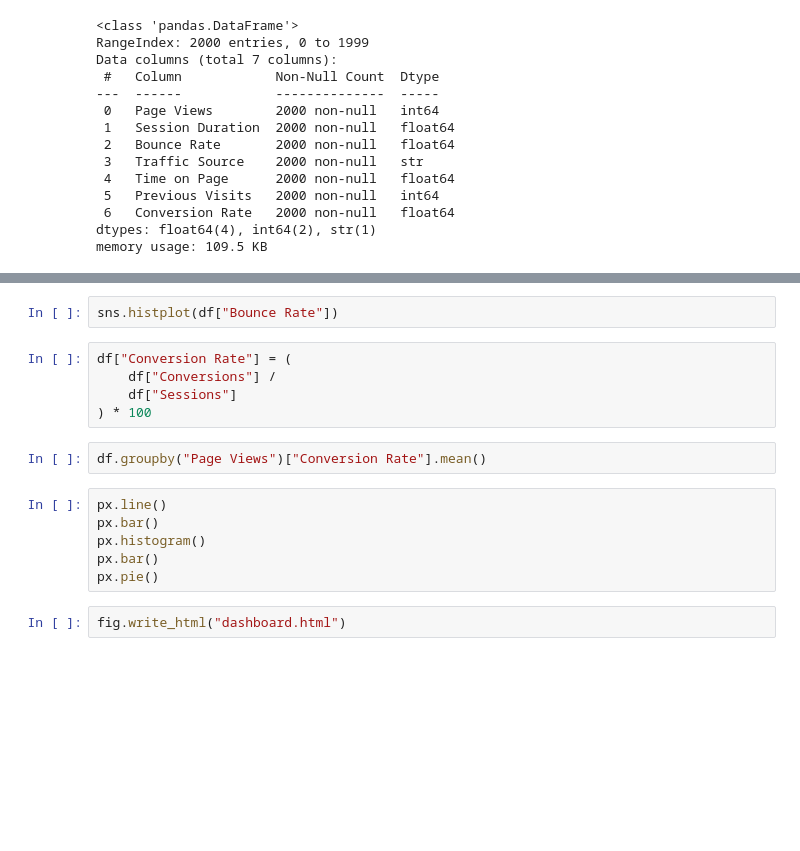
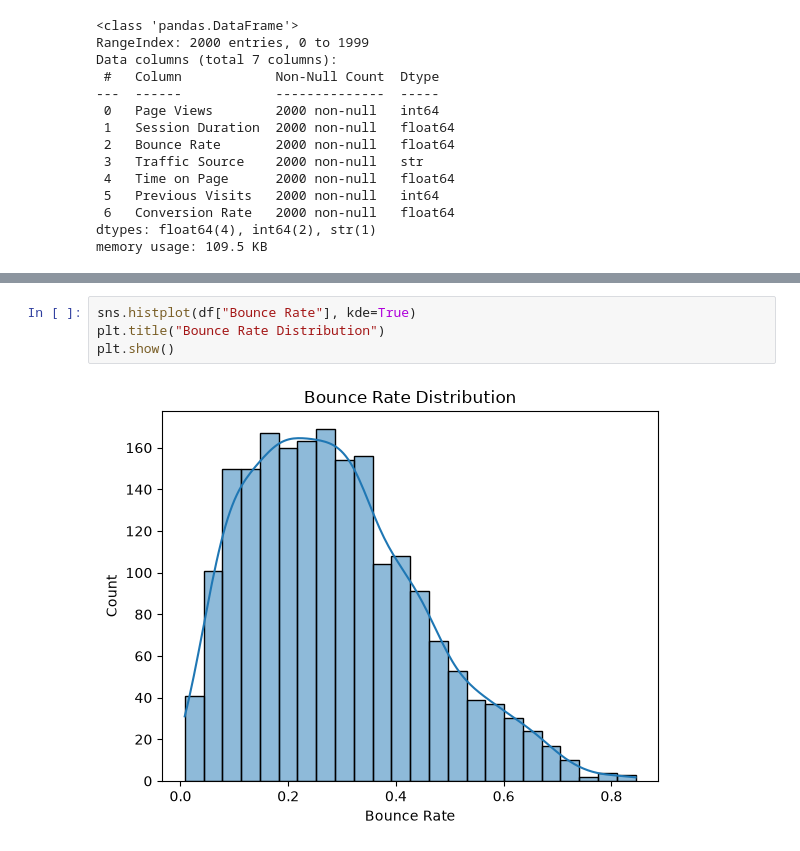
Before and after one commit to abdullah-butt-dev/website-traffic-analysis-dashboard, a Jupyter notebook: notebooks/traffic_analysis.ipynb, the cells around one changed output, grey strips where cells are left out. Cells and saved outputs as stored; diff of their text form; blank space fills up the shorter version.

```diff
--- a/notebooks/traffic_analysis.ipynb
+++ b/notebooks/traffic_analysis.ipynb
@@ -108,17 +132,6 @@ sns.histplot(df["Time on Page"])
 # %%
-sns.histplot(df["Bounce Rate"])
+sns.histplot(df["Bounce Rate"], kde=True)
+plt.title("Bounce Rate Distribution")
+plt.show()
+# %% [output]
+[figure, added]
-# %%
-df["Conversion Rate"] = (
-    df["Conversions"] /
-    df["Sessions"]
-) * 100
-# %%
-df.groupby("Page Views")["Conversion Rate"].mean()
-# %%
-px.line()
-px.bar()
-px.histogram()
-px.bar()
-px.pie()
-# %%
-fig.write_html("dashboard.html")
```
Also changed, not shown: parts of 27 cells of this notebook, 8 other files.
